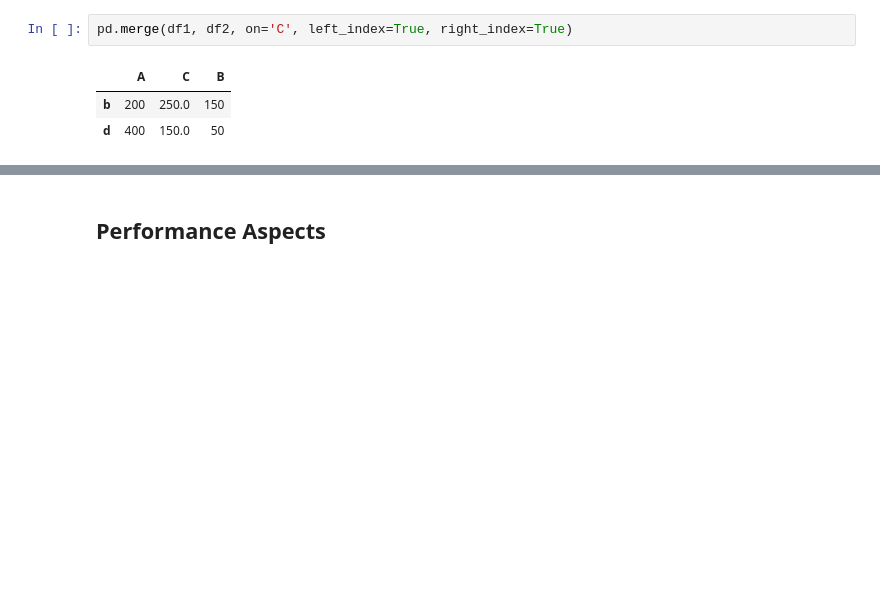
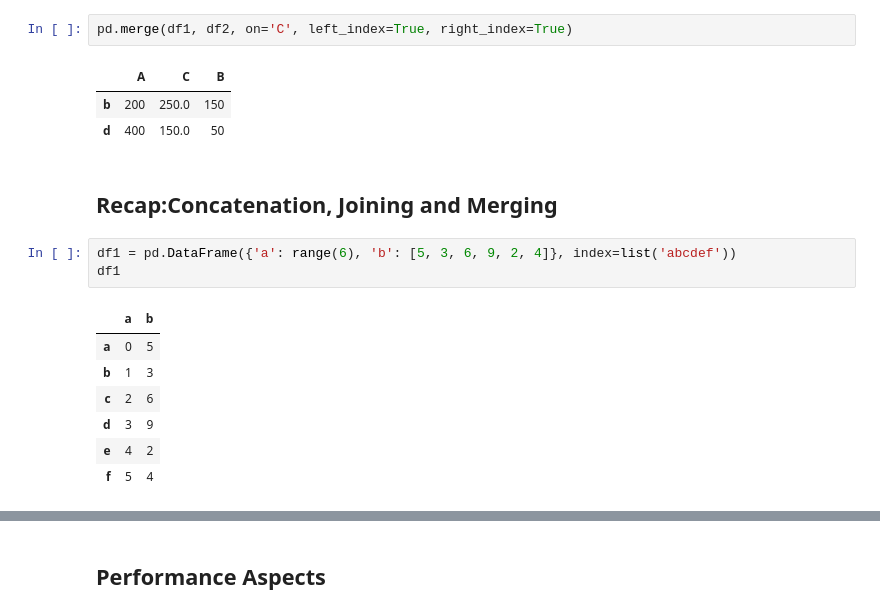
Before and after one commit to Jeffery12138/py4fi, a Jupyter notebook: code/ch05/05_pandas.ipynb, the cells around one changed output, grey strips where cells are left out. Drawn from its saved outputs; the diff is of its cells as text; blank space fills up the shorter version.

```diff
--- a/code/ch05/05_pandas.ipynb
+++ b/code/ch05/05_pandas.ipynb
@@ -941,3 +1026,16 @@ pd.merge(df1, df2, on='C', left_index=True, right_index=True)
 |  | A | C | B |
 | b | 200 | 250.0 | 150 |
 | d | 400 | 150.0 | 50 |
+# %% [markdown]
+## Recap:Concatenation, Joining and Merging
+# %%
+df1 = pd.DataFrame({'a': range(6), 'b': [5, 3, 6, 9, 2, 4]}, index=list('abcdef'))
+df1
+# %% [output]
+|  | a | b |
+| a | 0 | 5 |
+| b | 1 | 3 |
+| c | 2 | 6 |
+| d | 3 | 9 |
+| e | 4 | 2 |
+| f | 5 | 4 |
```
Also changed, not shown: parts of 57 cells of this notebook, 3 other files.
